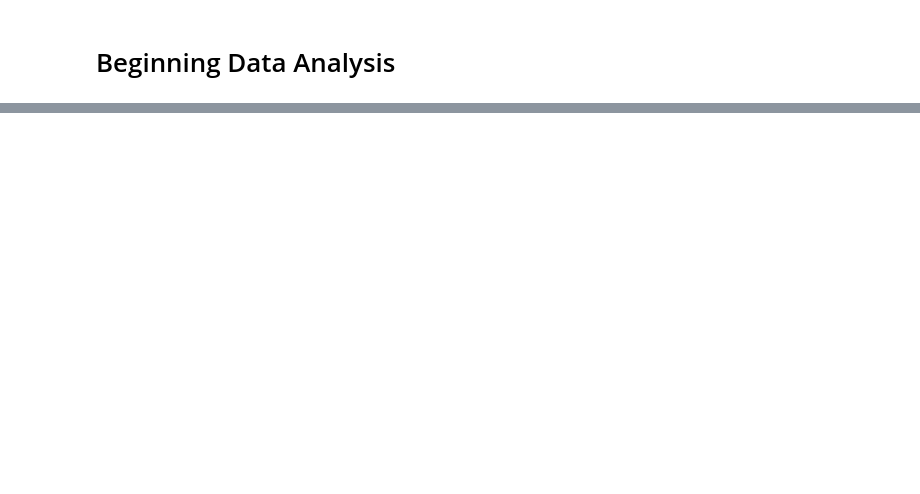
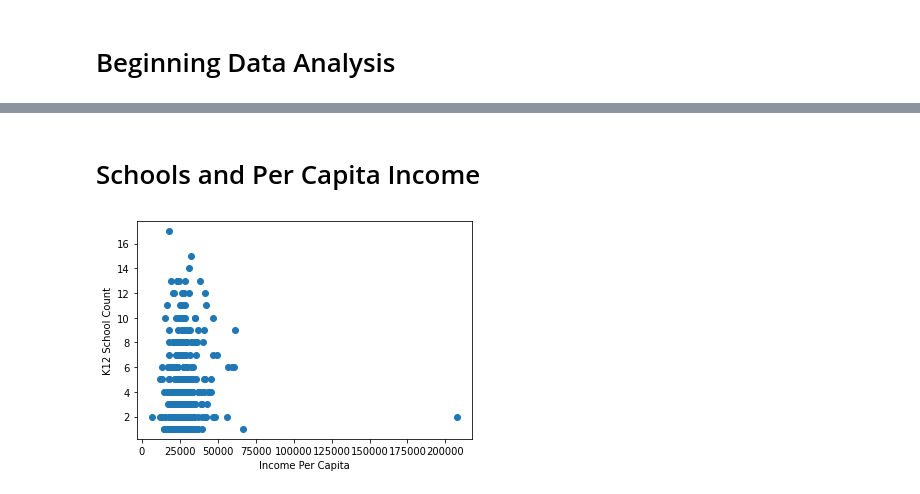
Before and after one commit to staceyj118/Education_and_Taxes, a Jupyter notebook: Resources/Hypothesis Testing.ipynb, the cells around one changed output, grey strips where cells are left out. Saved outputs shown, nothing was run; the diff lists cells and outputs as text; code cells hidden in the pictures; blank space fills up the shorter version.

```diff
--- a/Resources/Hypothesis Testing.ipynb
+++ b/Resources/Hypothesis Testing.ipynb
@@ -13,0 +41,12 @@ engine = create_engine(f'postgresql://{rds_connection_string}')
+# %% [markdown]
+# Schools and Per Capita Income
+# %%
+# Join per capita table and k12 table for correlation analysis.
+# Intentionally used INNER JOIN to ensure no NaN values are present in this table
+k12_per_capita = pd.merge(per_capita, k12_schools, on=['ZIP'])
+plt.scatter(k12_per_capita.iloc[:,1],k12_per_capita.iloc[:,2])
+plt.xlabel('Income Per Capita')
+plt.ylabel('K12 School Count')
+plt.show()
+# %% [output]
+[figure, added]
```
Also changed, not shown: parts of 15 cells of this notebook, 1 other file.
